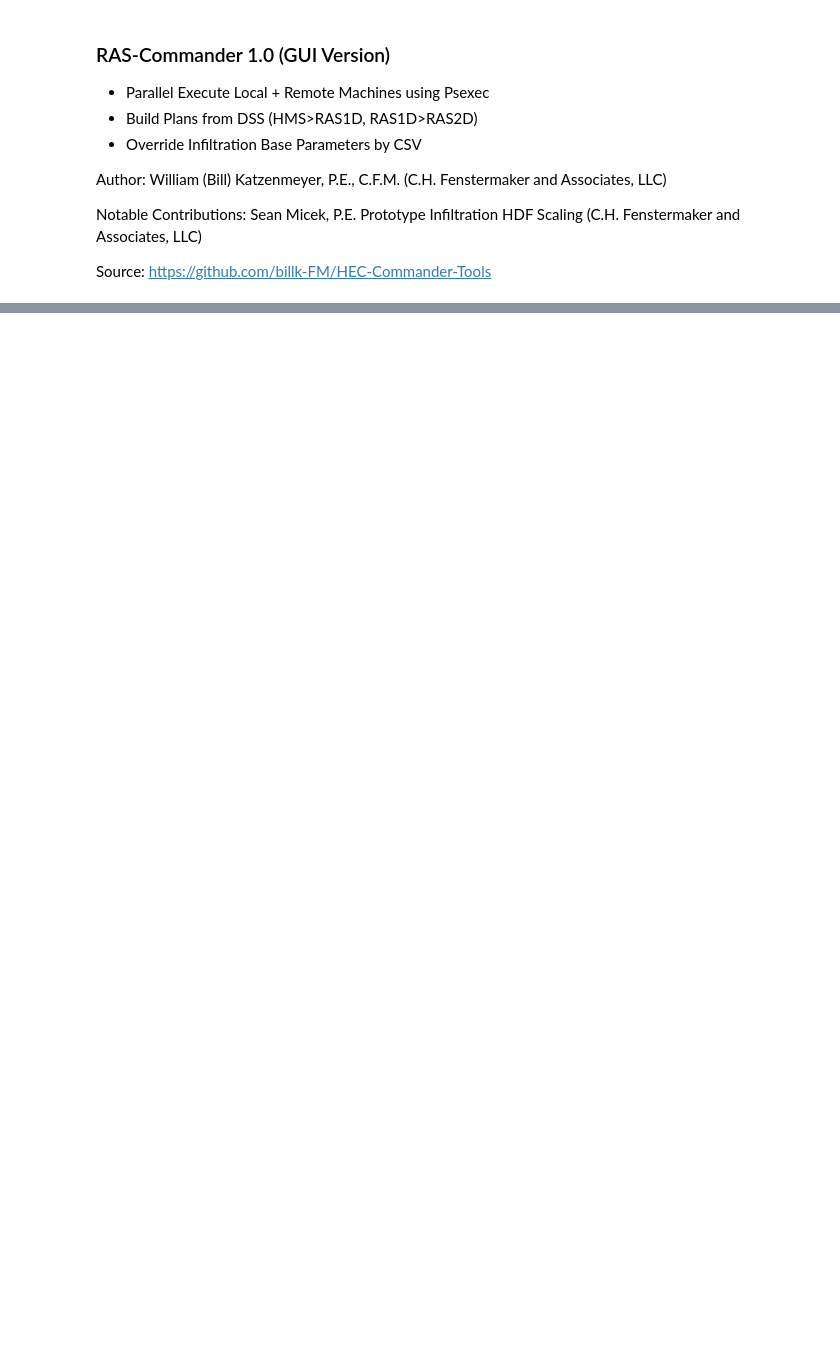
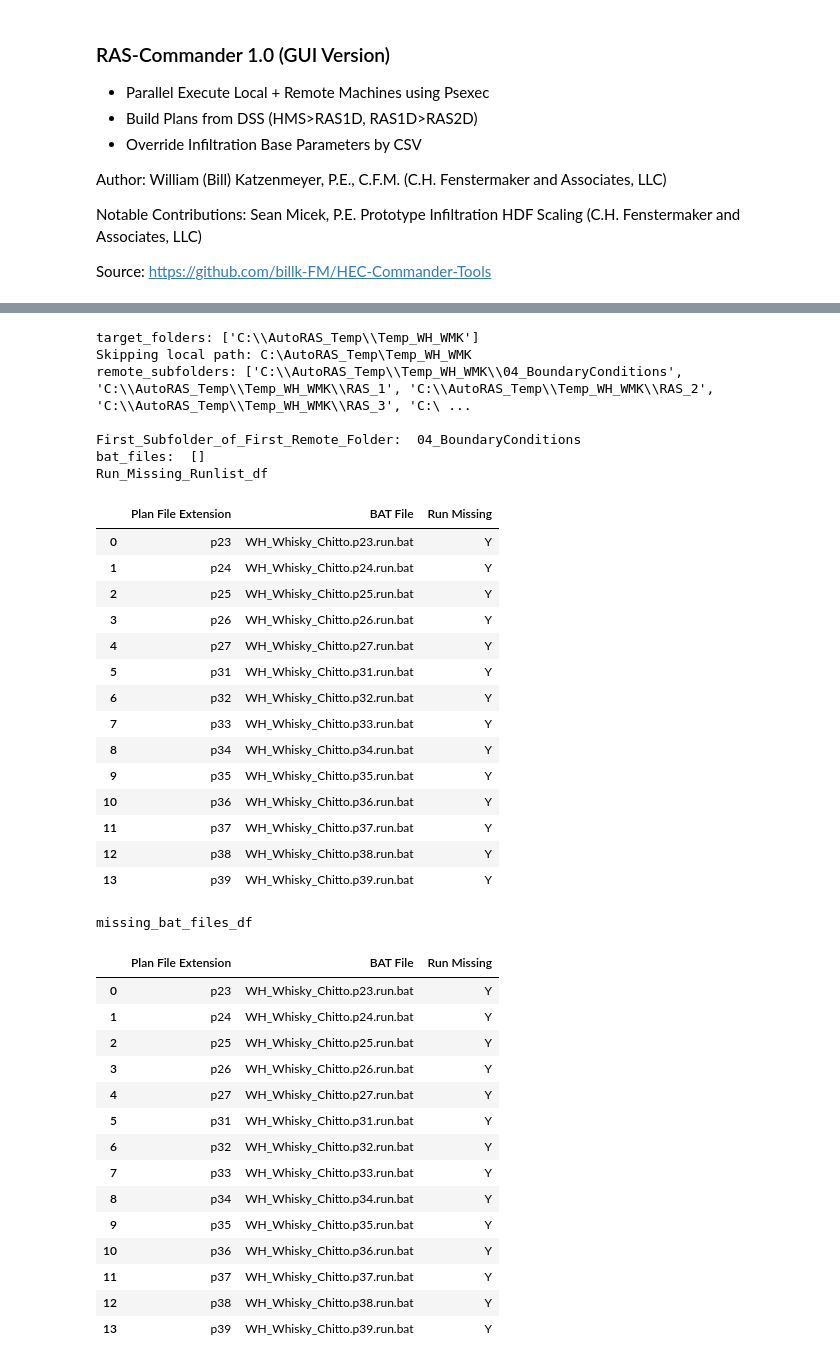
Before and after one commit to billk-FM/HEC-Commander, a Jupyter notebook: RAS-Commander/RAS-Commander _1.0.ipynb, the cells around one changed output, grey strips where cells are left out. Cells and saved outputs as stored; diff of their text form; code cells hidden in the pictures; blank space fills up the shorter version.

```diff
--- a/RAS-Commander/RAS-Commander _1.0.ipynb
+++ b/RAS-Commander/RAS-Commander _1.0.ipynb
@@ -15,24 +15,24 @@ Source: https://github.com/billk-FM/HEC-Commander-Tools
 
 # Operation Mode
 #Operation_Mode = "Run Missing" # "Run Missing" will run an existing project (only running plans that are missing from the HEC-RAS output folder)
-Operation_Mode = "Build from DSS" # "Build from DSS" will build plans from HEC-RAS template folder and run them
+Operation_Mode = "Run Missing" # "Build from DSS" will build plans from HEC-RAS template folder and run them
 # For now, Run Missing mode only supports files matching the naming convention created by "Build from DSS" mode
 
-HECRAS_project_folder = r"C:\Your_HECRAS_Project Folder" # Results go into this folder
+HECRAS_project_folder = r"C:\AutoRAS_Temp\RAS" # Results go into this folder
 # in Run Missing mode, this is the HEC-RAS project you wish to execute (results go back into this folder)
 # in Build from DSS mode, this folder will be overwritten and new plans will be created
 
 # Define Remote Target Folders
 # These are temporary folders used to execute parallel runs
 HECRAS_Deploy_Targets = [
-r"C:\Local_Path\Temp_May_2D",
-r"\\NetworkName1\Temp\Temp_May_2D",
-r"\\NetworkName2\Temp\Temp_May_2D",
-r"\\NetworkName3\Temp\Temp_May_2D",
-r"\\NetworkName4\Temp\Temp_May_2D",
-r"\\NetworkName5\Temp\Temp_May_2D",
-r"\\NetworkName6\Temp\Temp_May_2D",
-r"\\NetworkName7\Temp\Temp_May_2D",
+r"C:\AutoRAS_Temp\Temp_WH_WMK",
+#r"\\NetworkName1\Temp\Temp_May_2D",
+#r"\\NetworkName2\Temp\Temp_May_2D",
+#r"\\NetworkName3\Temp\Temp_May_2D",
+#r"\\NetworkName4\Temp\Temp_May_2D",
+#r"\\NetworkName5\Temp\Temp_May_2D",
+#r"\\NetworkName6\Temp\Temp_May_2D",
+#r"\\NetworkName7\Temp\Temp_May_2D",
 #r"\\NetworkName8\Temp\Temp_May_2D",
 #r"\\NetworkName9\Temp\Temp_May_2D",
 #r"\\NetworkName10\Temp\Temp_May_2D",
@@ -1266,7 +1290,8 @@ def get_Folder_Safety_Prefix(folder_path, prefix_length):
     return folder_name[:prefix_length]
 
 # Derive the HEC-RAS Project Name from the HEC-RAS Folder
-HECRAS_project_name = get_HECRAS_project_name(HECRAS_template_folder)
+folder_to_use = HECRAS_project_folder if Operation_Mode == "Run Missing" else HECRAS_template_folder
+HECRAS_project_name = get_HECRAS_project_name(folder_to_use)
 print("HEC-RAS Project Name:", HECRAS_project_name)
 
 # HEC-RAS PRJ File is the project name with a .prj extension
@@ -1432,7 +1463,7 @@ copied_dss_files_df = pd.DataFrame(copied_dss_files)
 
 # Read Existing PRJ and extract .pXX and .uXX file mapping
 # Read the .prj file
-prj_path = os.path.join(HECRAS_template_folder, HECRAS_prj_file)
+prj_path = os.path.join(HECRAS_project_folder if Operation_Mode == "Run Missing" else HECRAS_template_folder, HECRAS_prj_file)
 with open(prj_path, "r", encoding='latin-1') as prj_file:
     prj_content = prj_file.read()
 
@@ -2610,6 +2729,10 @@ else:  # Operation_Mode == "Run Missing"
         'BAT File': bat_files
     })
 
+    # Convert Plan File Extension to string type in both dataframes
+    Run_Missing_Runlist_df['Plan File Extension'] = Run_Missing_Runlist_df['Plan File Extension'].astype(str)
+    bat_files_df['Plan File Extension'] = bat_files_df['Plan File Extension'].astype(str)
+
     # Merge the dataframes based on Plan File Extension
     merged_df = Run_Missing_Runlist_df.merge(bat_files_df, on='Plan File Extension', how='left')
     #print("merged_df") # debug only
@@ -2713,30 +2836,69 @@ display(missing_bat_files_df)
 
 # Distribute the missing bat files among the queues
 queues = distribute_bat_files_among_remote_machines(Run_Missing_df, remote_subfolders)
 print(f"queues: {queues}")
 
 # Create a lock for each subfolder
 print(f"queues: {queues}")
 folder_locks = [threading.Lock() for _ in remote_subfolders]
 
 # execution_subfolders is a copy of remote_subfolders and also includes local paths from HECRAS_Deploy_Targets
 # Original Line: execution_subfolders = remote_subfolders.copy()
 execution_subfolders = remote_subfolders.copy()
 print(f"execution_subfolders: {execution_subfolders}")
 
 
 # Initialize and start multiple threads based on the number of remote machines
 
 # Loop ensures that the main program waits for each thread in running_threads to complete its execution before proceeding
 running_threads = run_remote_threads(queues, execution_subfolders, folder_locks)
 for thread in running_threads:
     thread.join()
 
 # Notify the user that all .bat files have been executed
 print("All .bat files executed.")
 
 # Print the list of files that failed to run
 if failed_files:
     print("The following files failed to run:")
     for file in failed_files:
         print(file)
+# %% [output]
+target_folders: ['C:\\AutoRAS_Temp\\Temp_WH_WMK']
+Skipping local path: C:\AutoRAS_Temp\Temp_WH_WMK
+remote_subfolders: ['C:\\AutoRAS_Temp\\Temp_WH_WMK\\04_BoundaryConditions', 'C:\\AutoRAS_Temp\\Temp_WH_WMK\\RAS_1', 'C:\\AutoRAS_Temp\\Temp_WH_WMK\\RAS_2', 'C:\\AutoRAS_Temp\\Temp_WH_WMK\\RAS_3', 'C:\ ...
+
+First_Subfolder_of_First_Remote_Folder:  04_BoundaryConditions
+bat_files:  []
+Run_Missing_Runlist_df
+|  | Plan File Extension | BAT File | Run Missing |
+| 0 | p23 | WH_Whisky_Chitto.p23.run.bat | Y |
+| 1 | p24 | WH_Whisky_Chitto.p24.run.bat | Y |
+| 2 | p25 | WH_Whisky_Chitto.p25.run.bat | Y |
+| 3 | p26 | WH_Whisky_Chitto.p26.run.bat | Y |
+| 4 | p27 | WH_Whisky_Chitto.p27.run.bat | Y |
+| 5 | p31 | WH_Whisky_Chitto.p31.run.bat | Y |
+| 6 | p32 | WH_Whisky_Chitto.p32.run.bat | Y |
+| 7 | p33 | WH_Whisky_Chitto.p33.run.bat | Y |
+| 8 | p34 | WH_Whisky_Chitto.p34.run.bat | Y |
+| 9 | p35 | WH_Whisky_Chitto.p35.run.bat | Y |
+| 10 | p36 | WH_Whisky_Chitto.p36.run.bat | Y |
+| 11 | p37 | WH_Whisky_Chitto.p37.run.bat | Y |
+| 12 | p38 | WH_Whisky_Chitto.p38.run.bat | Y |
+| 13 | p39 | WH_Whisky_Chitto.p39.run.bat | Y |
+missing_bat_files_df
+|  | Plan File Extension | BAT File | Run Missing |
+| 0 | p23 | WH_Whisky_Chitto.p23.run.bat | Y |
+| 1 | p24 | WH_Whisky_Chitto.p24.run.bat | Y |
+| 2 | p25 | WH_Whisky_Chitto.p25.run.bat | Y |
+| 3 | p26 | WH_Whisky_Chitto.p26.run.bat | Y |
+| 4 | p27 | WH_Whisky_Chitto.p27.run.bat | Y |
+| 5 | p31 | WH_Whisky_Chitto.p31.run.bat | Y |
+| 6 | p32 | WH_Whisky_Chitto.p32.run.bat | Y |
+| 7 | p33 | WH_Whisky_Chitto.p33.run.bat | Y |
+| 8 | p34 | WH_Whisky_Chitto.p34.run.bat | Y |
+| 9 | p35 | WH_Whisky_Chitto.p35.run.bat | Y |
+| 10 | p36 | WH_Whisky_Chitto.p36.run.bat | Y |
+| 11 | p37 | WH_Whisky_Chitto.p37.run.bat | Y |
+| 12 | p38 | WH_Whisky_Chitto.p38.run.bat | Y |
+| 13 | p39 | WH_Whisky_Chitto.p39.run.bat | Y |
```
Also changed, not shown: parts of 11 cells of this notebook, 1 other file.
